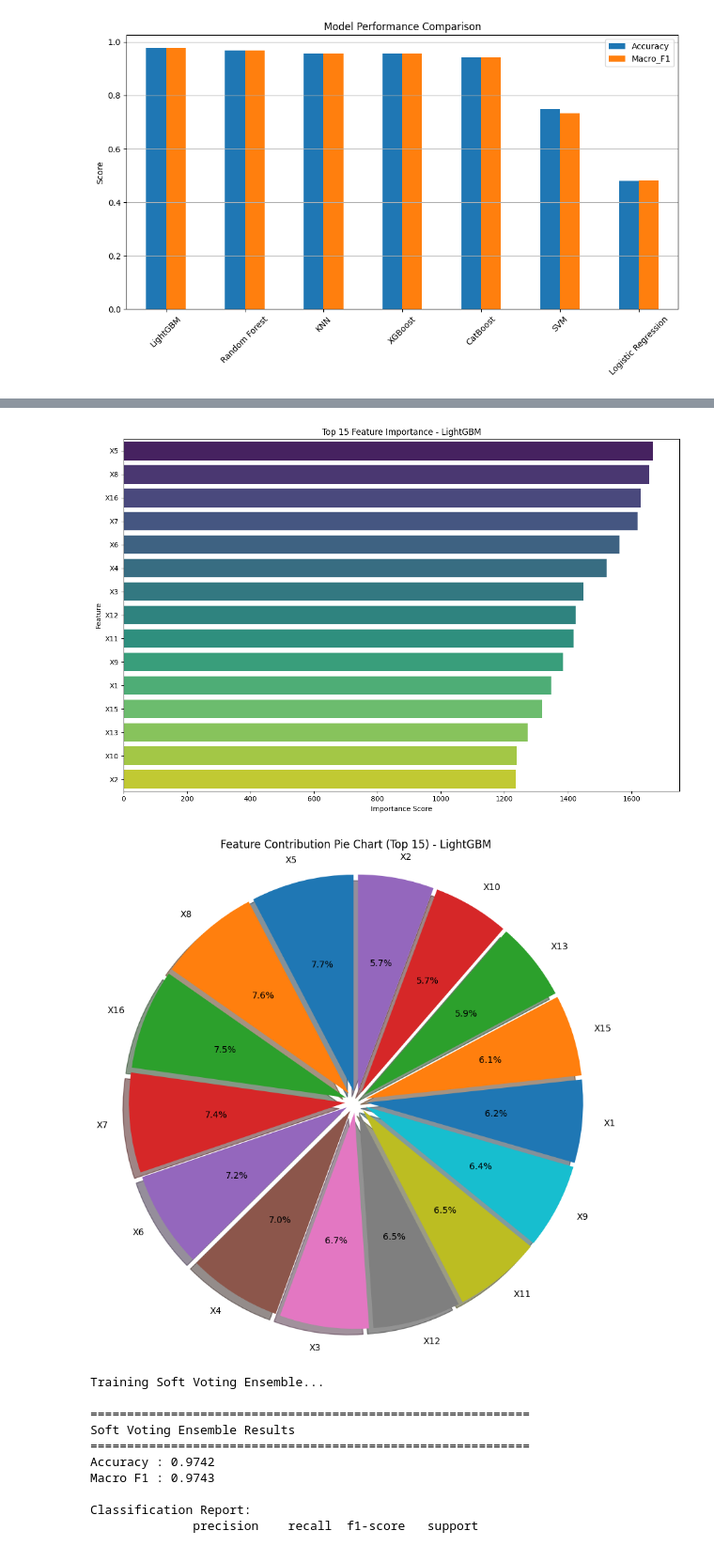
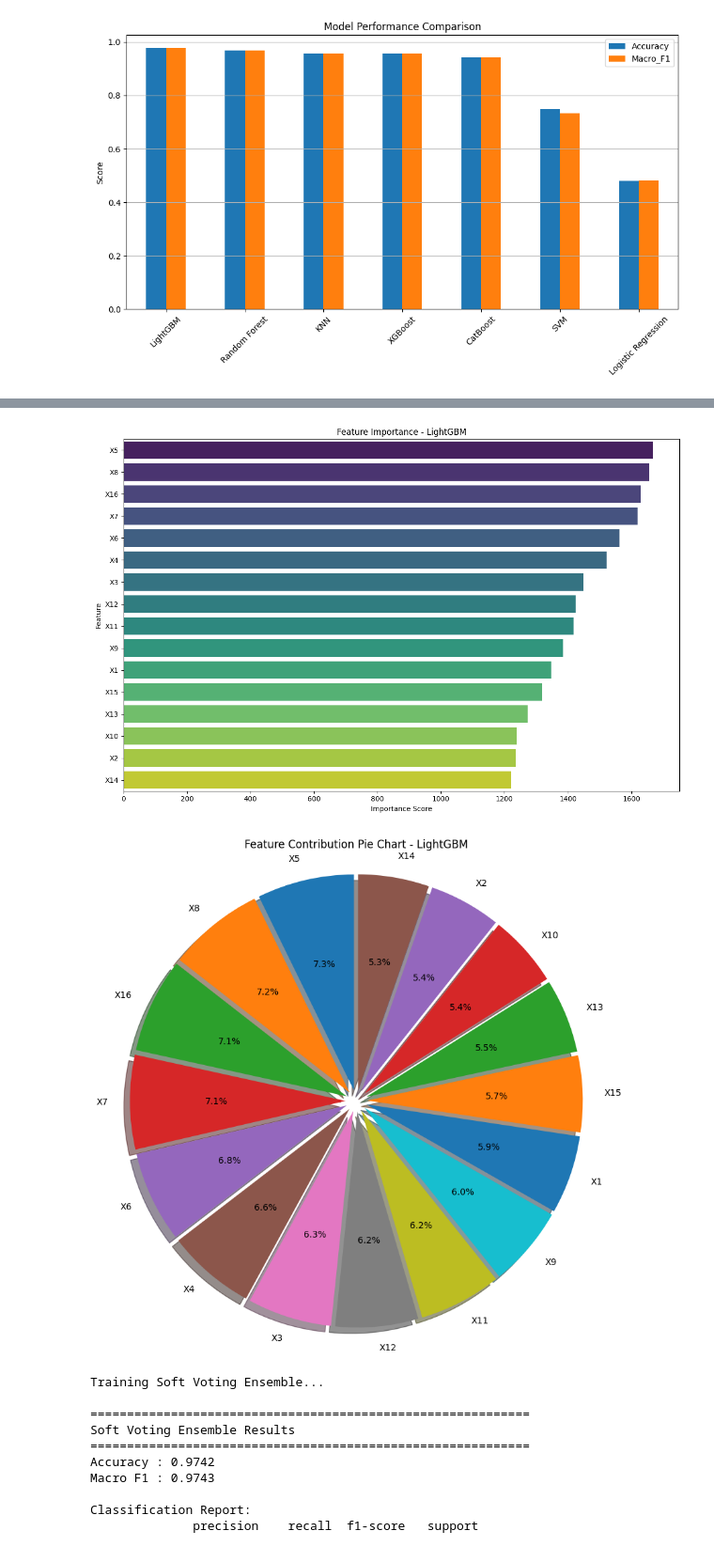
Before and after one commit to proshenjitbarua06-dot/skill-morph, a Jupyter notebook: Multi_Model_Ensemble_Framework_for_Precise_Multi_Class_Epileptic_Seizure_Subtype_Classification_using_High_Resolution_EEG_Signals_A_Comparative_Study_on_the_Bangalore_EEG_Epilepsy_Dataset_(BEED).ipynb, the cells around one changed output, grey strips where cells are left out. Shown at 94% size. Drawn from its saved outputs; the diff is of its cells as text; code cells hidden in the pictures.

```diff
--- a/Multi_Model_Ensemble_Framework_for_Precise_Multi_Class_Epileptic_Seizure_Subtype_Classification_using_High_Resolution_EEG_Signals_A_Comparative_Study_on_the_Bangalore_EEG_Epilepsy_Dataset_(BEED).ipynb
+++ b/Multi_Model_Ensemble_Framework_for_Precise_Multi_Class_Epileptic_Seizure_Subtype_Classification_using_High_Resolution_EEG_Signals_A_Comparative_Study_on_the_Bangalore_EEG_Epilepsy_Dataset_(BEED).ipynb
@@ -348,29 +348,29 @@ Logistic Regression  0.479167  0.482996
 <Figure size 1200x600 with 0 Axes>
 [figure]
 # %%
-# LightGBM Feature Importance (Top 15)
+# LightGBM Feature Importance
 feature_importance = pd.DataFrame({
     'Feature': X_train.columns,
     'Importance': models['LightGBM'].feature_importances_
 }).sort_values('Importance', ascending=False)
 
-print("\nTop 15 Most Important Features (LightGBM):")
-print(feature_importance.head(15))
+print("\n Most Important Features (LightGBM):")
+print(feature_importance.head(16))
 
 # Bar Plot
 plt.figure(figsize=(12, 8))
-sns.barplot(data=feature_importance.head(15), x='Importance', y='Feature', palette='viridis')
-plt.title('Top 15 Feature Importance - LightGBM')
+sns.barplot(data=feature_importance.head(16), x='Importance', y='Feature', palette='viridis')
+plt.title('Feature Importance - LightGBM')
 plt.xlabel('Importance Score')
 plt.tight_layout()
 plt.show()
 
-# Pie Chart (Top 10 Features Contribution)
-top15 = feature_importance.head(15)
+# Pie Chart (Features Contribution)
+top15 = feature_importance.head(16)
 plt.figure(figsize=(10, 10))
 plt.pie(top15['Importance'], labels=top15['Feature'], autopct='%1.1f%%', startangle=90,
         explode=[0.05]*len(top15), shadow=True)
-plt.title('Feature Contribution Pie Chart (Top 15) - LightGBM')
+plt.title('Feature Contribution Pie Chart - LightGBM')
 plt.axis('equal')
 plt.show()
 # %% [output]
@@ -394,5 +395,5 @@ Top 15 Most Important Features (LightGBM):
-[figure, old version]
+[figure, new version]
-[figure, old version]
+[figure, new version]
 # %%
 # Soft Voting Ensemble
 ensemble = VotingClassifier(
```
Also changed, not shown: parts of 3 cells of this notebook.
